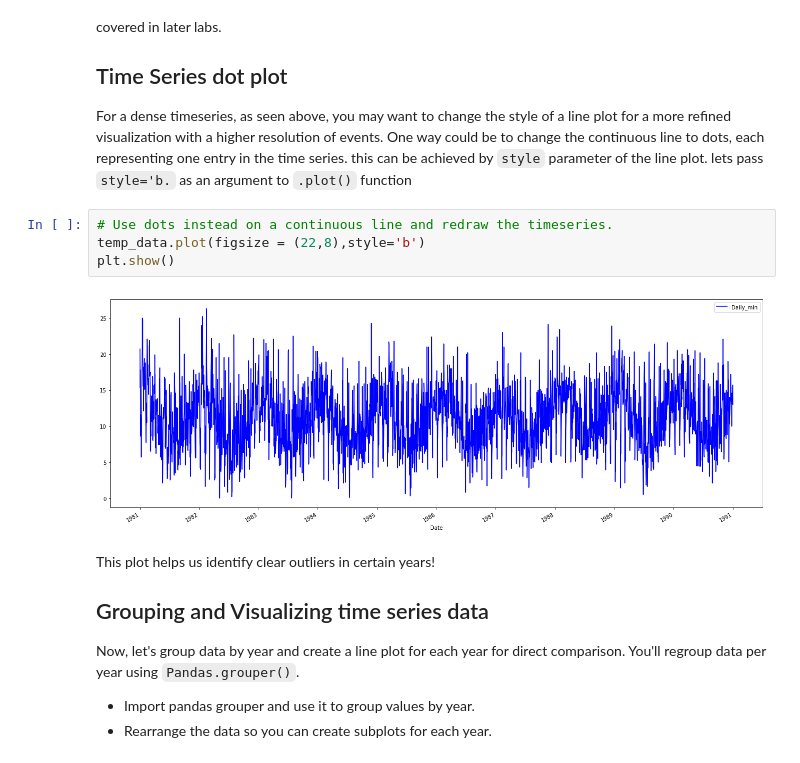
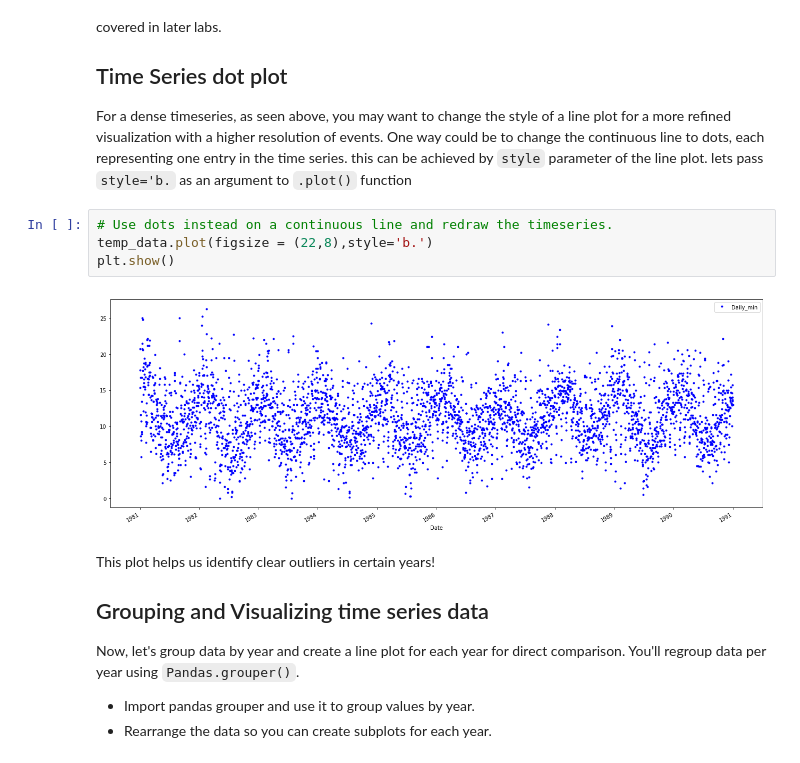
Before and after one commit to colemiller94/dsc-3-25-04-visualizing-time-series-data-lab-nyc-ds-career-012819, a Jupyter notebook: index.ipynb, the cells around one changed output. Saved outputs shown, nothing was run; the diff lists cells and outputs as text.

```diff
--- a/index.ipynb
+++ b/index.ipynb
@@ -62,10 +62,10 @@ Some distinguishable patterns appear when we plot the data. Here we can see a pa
 For a dense timeseries, as seen above, you may want to change the style of a line plot for a more refined visualization with a higher resolution of events. One way could be to change the continuous line to dots, each representing one entry in the time series. this can be achieved by `style` parameter of the line plot. lets pass `style='b.` as an argument to `.plot()` function
 # %%
 # Use dots instead on a continuous line and redraw the timeseries.
-temp_data.plot(figsize = (22,8),style='b')
+temp_data.plot(figsize = (22,8),style='b.')
 plt.show()
 # %% [output]
-[figure, old version]
+[figure, new version]
 # %% [markdown]
 This plot helps us identify clear outliers in certain years!
 
```
